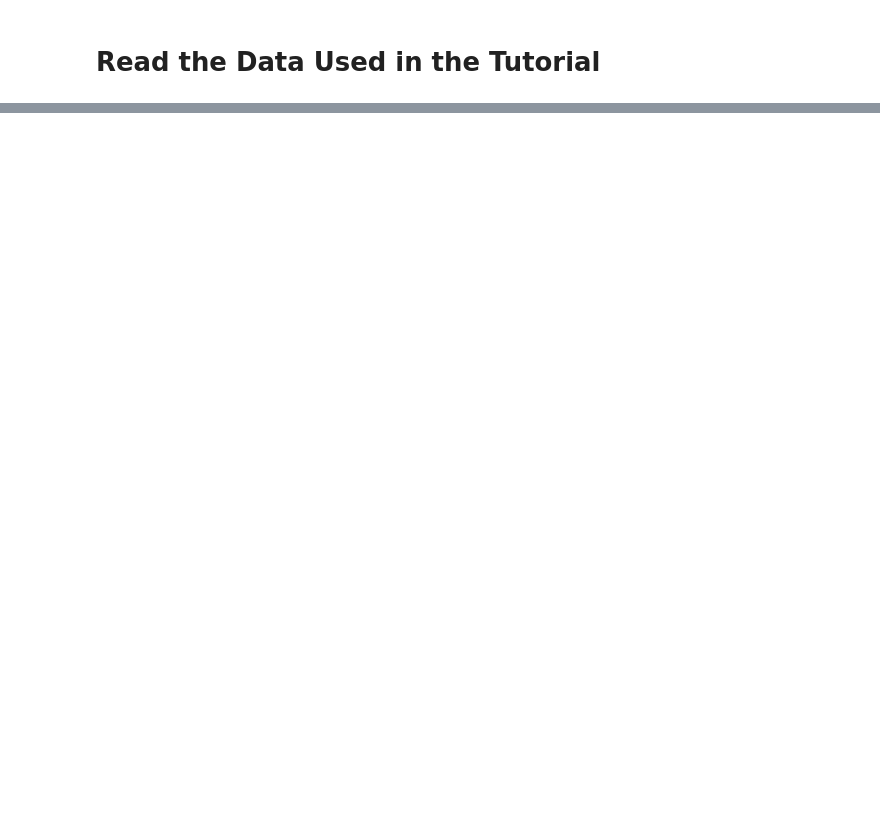
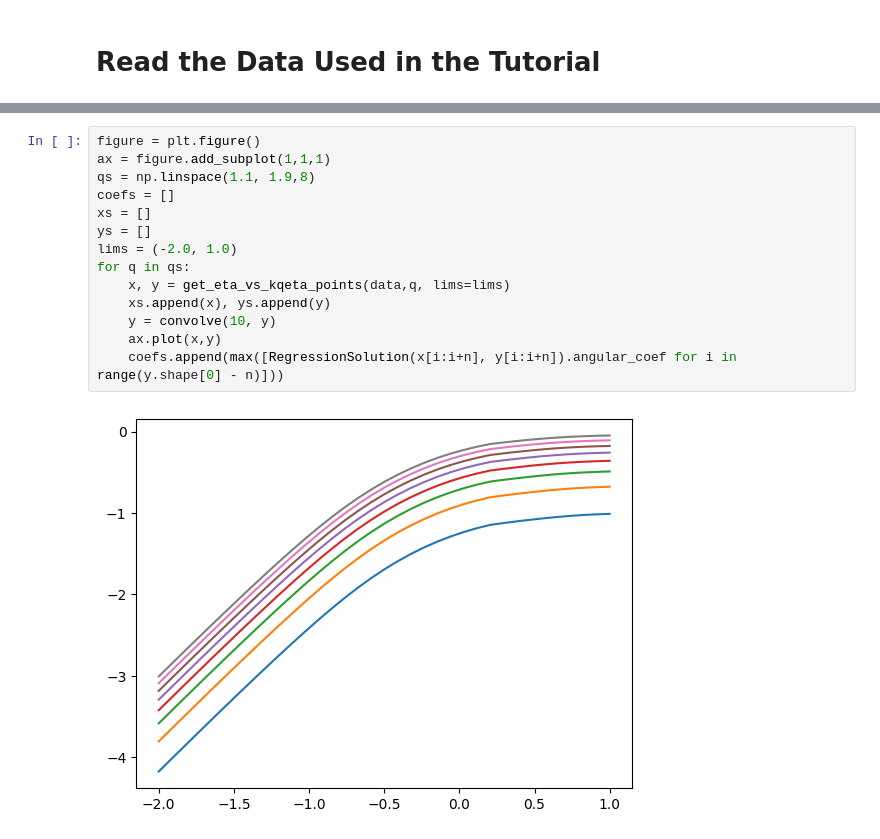
Before and after one commit to marcinmss/rain_analysis_toolbox, a Jupyter notebook: notebooks/test_multy_fractals/test05 copy.ipynb, the cells around one changed output, grey strips where cells are left out. Saved outputs shown, nothing was run; the diff lists cells and outputs as text; blank space fills up the shorter version.

```diff
--- a/notebooks/test_multy_fractals/test05 copy.ipynb
+++ b/notebooks/test_multy_fractals/test05 copy.ipynb
@@ -25,0 +78,16 @@ dtm_alpha, dtm_c1 = get_alpha_c1_from_dtm(data,q)
+# %%
+figure = plt.figure()
+ax = figure.add_subplot(1,1,1)
+qs = np.linspace(1.1, 1.9,8)
+coefs = []
+xs = []
+ys = []
+lims = (-2.0, 1.0)
+for q in qs:
+    x, y = get_eta_vs_kqeta_points(data,q, lims=lims)
+    xs.append(x), ys.append(y)
+    y = convolve(10, y)
+    ax.plot(x,y)
+    coefs.append(max([RegressionSolution(x[i:i+n], y[i:i+n]).angular_coef for i in range(y.shape[0] - n)]))
+# %% [output]
+[figure, added]
```
Also changed, not shown: parts of 11 cells of this notebook, 4 other files.
